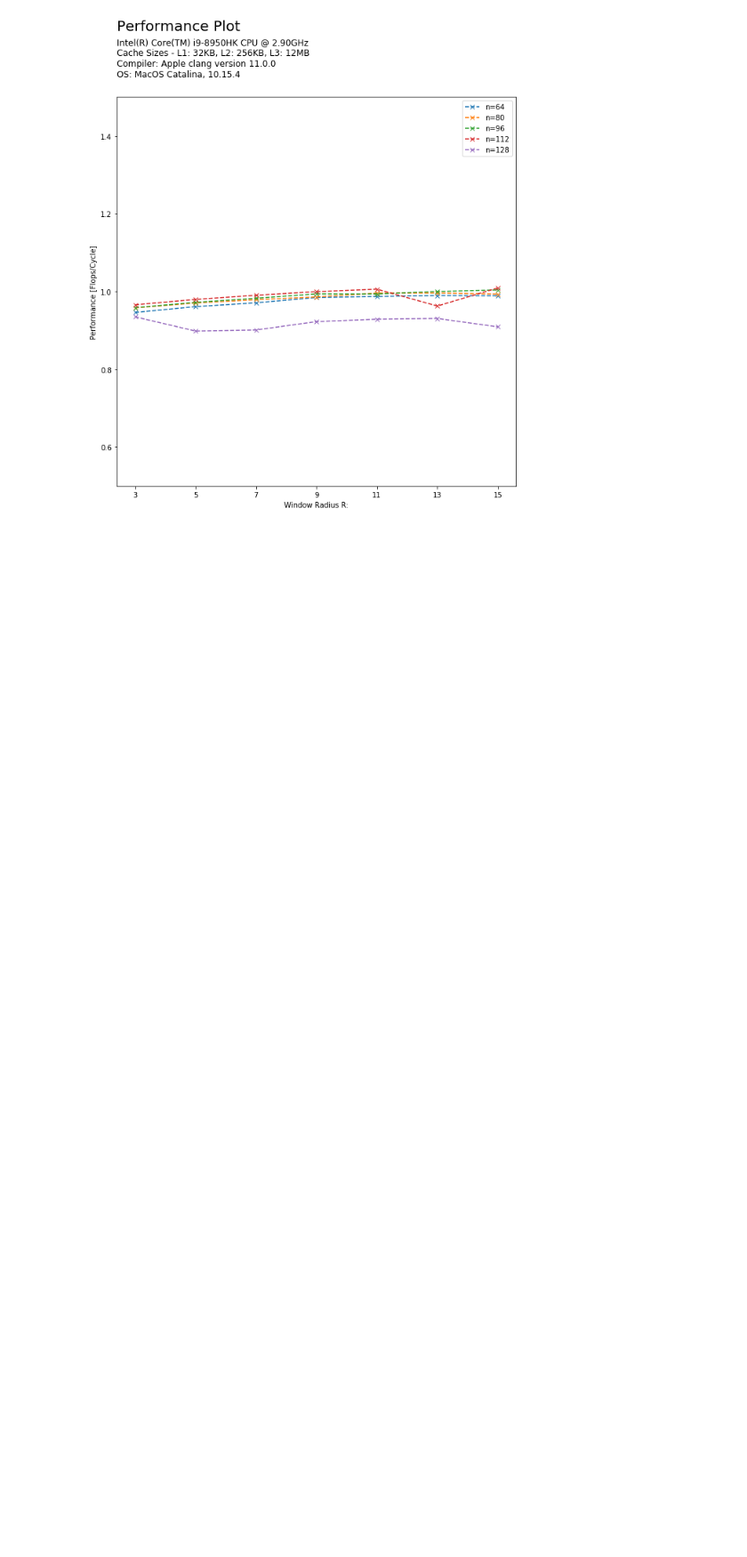
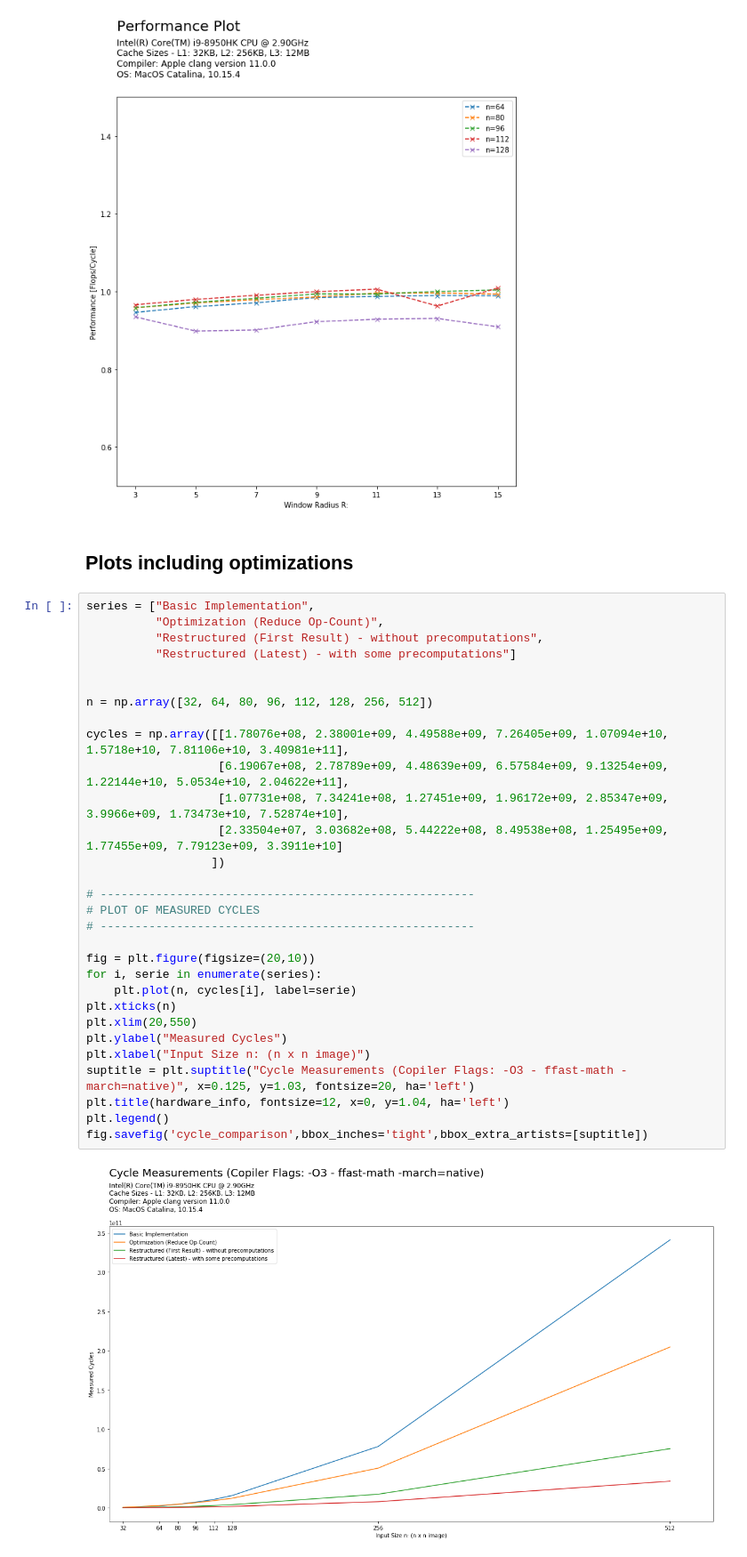
Before and after one commit to ninodimontalcino/advanced-denoising-mcrenderings, a Jupyter notebook: analysis/PerformanceAnalysis.ipynb, the cells around one changed output. Shown: that part at 89% size. Cells and saved outputs as stored; diff of their text form; blank space fills up the shorter version.

Commit message:
Adding Restructured Implementation (8x -10x speedup w.r.t cycles)
==> not completely done

ToDo:
- candidate_filtering_all should be more improved
- adding more precomputations

```diff
--- a/analysis/PerformanceAnalysis.ipynb
+++ b/analysis/PerformanceAnalysis.ipynb
@@ -197,3 +197,37 @@ plt.legend()
 fig.savefig('performance_plot_varyingR',bbox_inches='tight',bbox_extra_artists=[suptitle])
 # %% [output]
 [figure]
+# %% [markdown]
+## Plots including optimizations
+# %%
+series = ["Basic Implementation",
+          "Optimization (Reduce Op-Count)",
+          "Restructured (First Result) - without precomputations",
+          "Restructured (Latest) - with some precomputations"]
+
+
+n = np.array([32, 64, 80, 96, 112, 128, 256, 512])
+
+cycles = np.array([[1.78076e+08, 2.38001e+09, 4.49588e+09, 7.26405e+09, 1.07094e+10, 1.5718e+10, 7.81106e+10, 3.40981e+11],
+                   [6.19067e+08, 2.78789e+09, 4.48639e+09, 6.57584e+09, 9.13254e+09, 1.22144e+10, 5.0534e+10, 2.04622e+11],
+                   [1.07731e+08, 7.34241e+08, 1.27451e+09, 1.96172e+09, 2.85347e+09, 3.9966e+09, 1.73473e+10, 7.52874e+10],
+                   [2.33504e+07, 3.03682e+08, 5.44222e+08, 8.49538e+08, 1.25495e+09, 1.77455e+09, 7.79123e+09, 3.3911e+10]
+                  ])
+
+# ------------------------------------------------------
+# PLOT OF MEASURED CYCLES
+# ------------------------------------------------------
+
+fig = plt.figure(figsize=(20,10))
+for i, serie in enumerate(series):
+    plt.plot(n, cycles[i], label=serie)
+plt.xticks(n)
+plt.xlim(20,550)
+plt.ylabel("Measured Cycles")
+plt.xlabel("Input Size n: (n x n image)")
+suptitle = plt.suptitle("Cycle Measurements (Copiler Flags: -O3 - ffast-math -march=native)", x=0.125, y=1.03, fontsize=20, ha='left')
+plt.title(hardware_info, fontsize=12, x=0, y=1.04, ha='left')
+plt.legend()
+fig.savefig('cycle_comparison',bbox_inches='tight',bbox_extra_artists=[suptitle])
+# %% [output]
+[figure, added]
```
Also changed, not shown: parts of 4 cells of this notebook, 12 other files.
